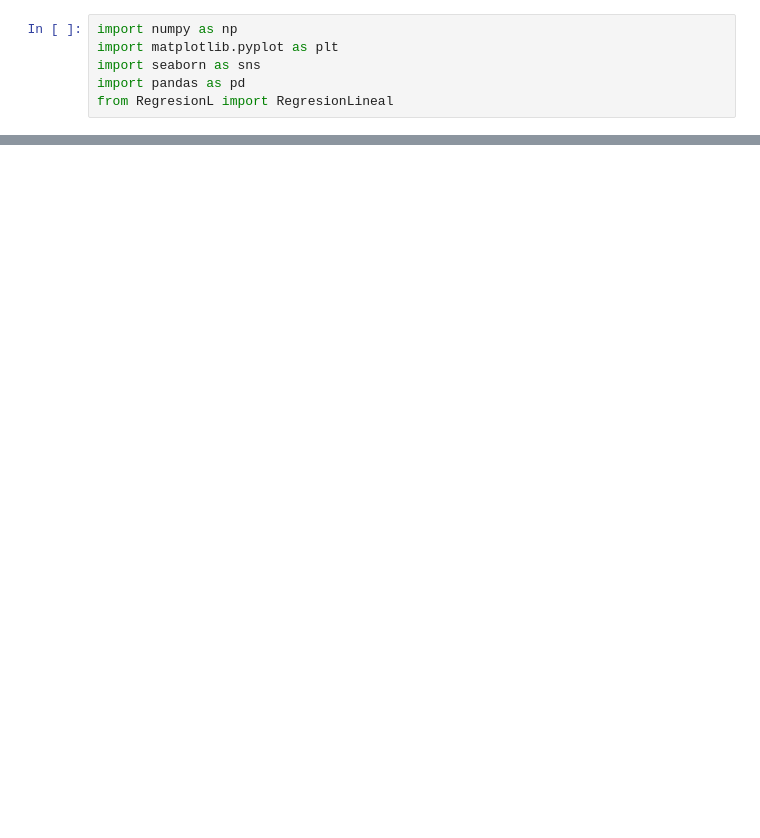
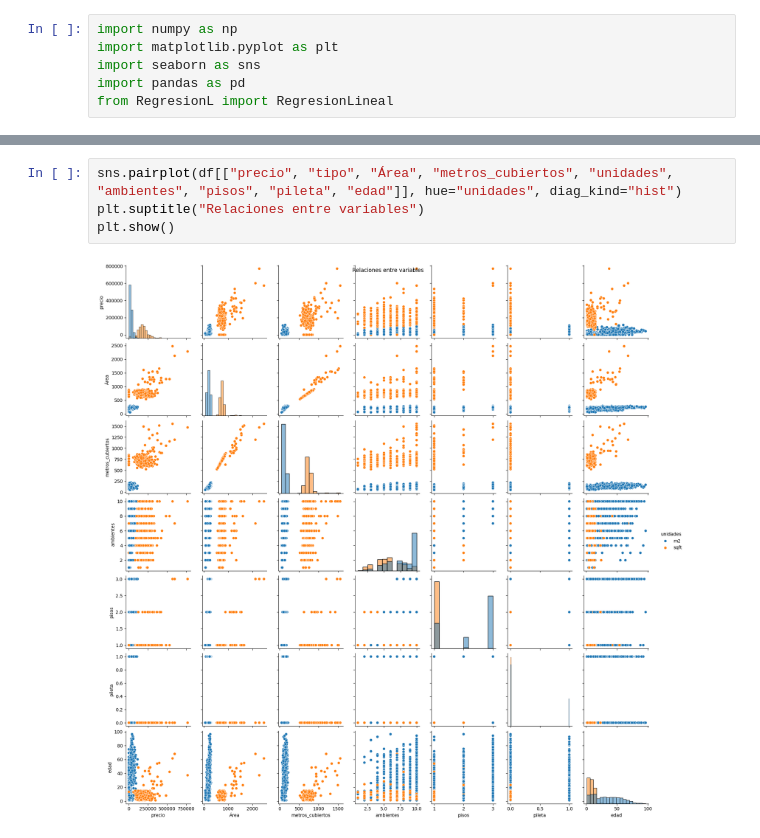
Before and after one commit to joaco1212004/ML-y-DL, a Jupyter notebook: TP1/Parte1.ipynb, the cells around one changed output, grey strips where cells are left out. Drawn from its saved outputs; the diff is of its cells as text; blank space fills up the shorter version.

```diff
--- a/TP1/Parte1.ipynb
+++ b/TP1/Parte1.ipynb
@@ -88,0 +182,6 @@ plt.show()
+# %%
+sns.pairplot(df[["precio", "tipo", "Área", "metros_cubiertos", "unidades", "ambientes", "pisos", "pileta", "edad"]], hue="unidades", diag_kind="hist")
+plt.suptitle("Relaciones entre variables")
+plt.show()
+# %% [output]
+[figure, added]
```
Also changed, not shown: parts of 25 cells of this notebook, 2 other files.
